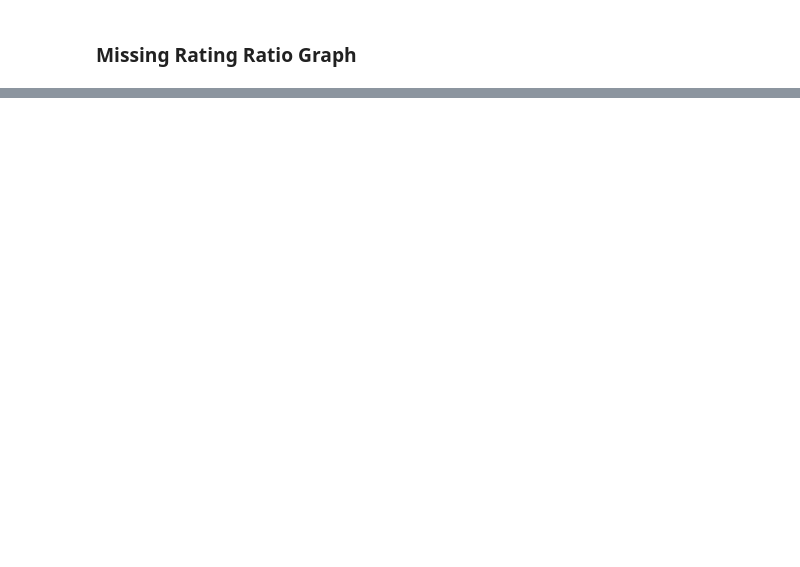
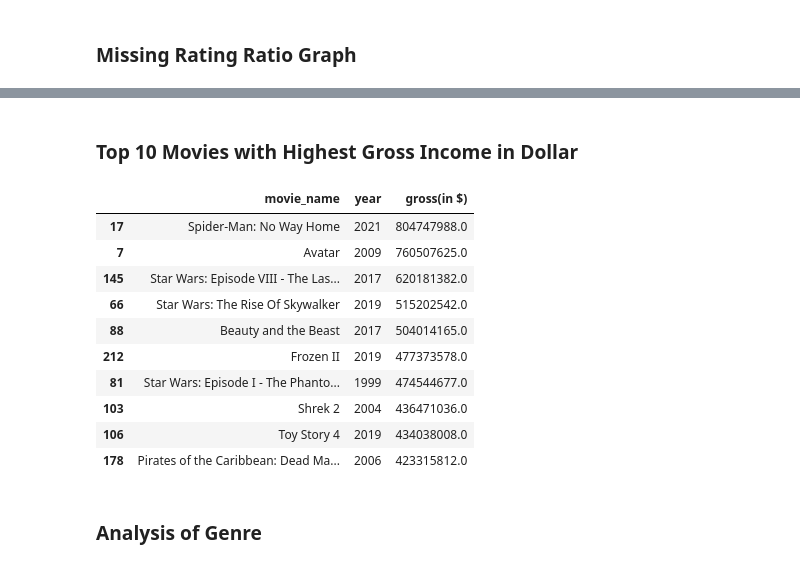
Before and after one commit to manglanivivek/The-iMdb-data-analysis, a Jupyter notebook: Genre Analysis/Fantasy/fantasy.ipynb, the cells around one changed output, grey strips where cells are left out. Saved outputs shown, nothing was run; the diff lists cells and outputs as text; code cells hidden in the pictures; blank space fills up the shorter version.

Commit message:
all genre basic analysis done.

```diff
--- a/Genre Analysis/Fantasy/fantasy.ipynb
+++ b/Genre Analysis/Fantasy/fantasy.ipynb
@@ -48,0 +143,20 @@ mat.show()
+# %% [markdown]
+### Top 10 Movies with Highest Gross Income in Dollar
+# %%
+fantasytopg= fantasydf.sort_values(by=['gross(in $)'],ascending=False)
+fantasytopg= fantasytopg[:10]
+fantasytopg[['movie_name','year','gross(in $)']]
+# %% [output]
+|  | movie_name | year | gross(in $) |
+| 17 | Spider-Man: No Way Home | 2021 | 804747988.0 |
+| 7 | Avatar | 2009 | 760507625.0 |
+| 145 | Star Wars: Episode VIII - The Las... | 2017 | 620181382.0 |
+| 66 | Star Wars: The Rise Of Skywalker | 2019 | 515202542.0 |
+| 88 | Beauty and the Beast | 2017 | 504014165.0 |
+| 212 | Frozen II | 2019 | 477373578.0 |
+| 81 | Star Wars: Episode I - The Phanto... | 1999 | 474544677.0 |
+| 103 | Shrek 2 | 2004 | 436471036.0 |
+| 106 | Toy Story 4 | 2019 | 434038008.0 |
+| 178 | Pirates of the Caribbean: Dead Ma... | 2006 | 423315812.0 |
+# %% [markdown]
+### Analysis of Genre
```
Also changed, not shown: parts of 10 cells of this notebook, 9 other files.
